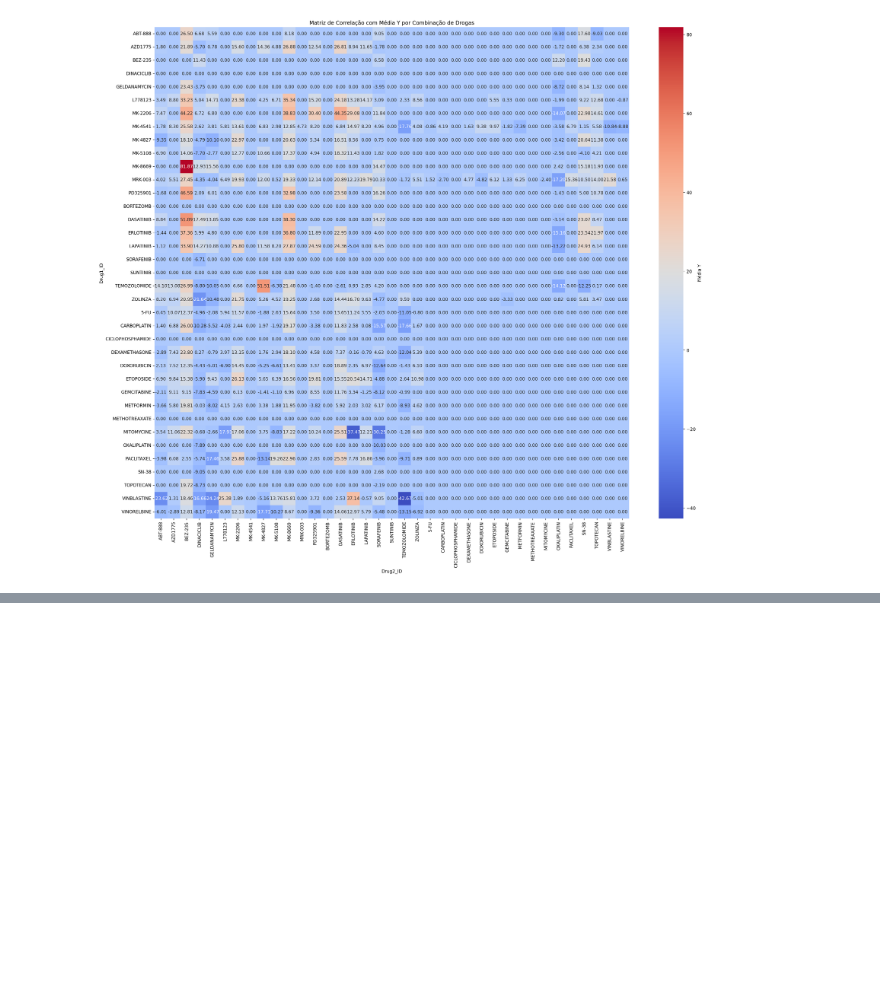
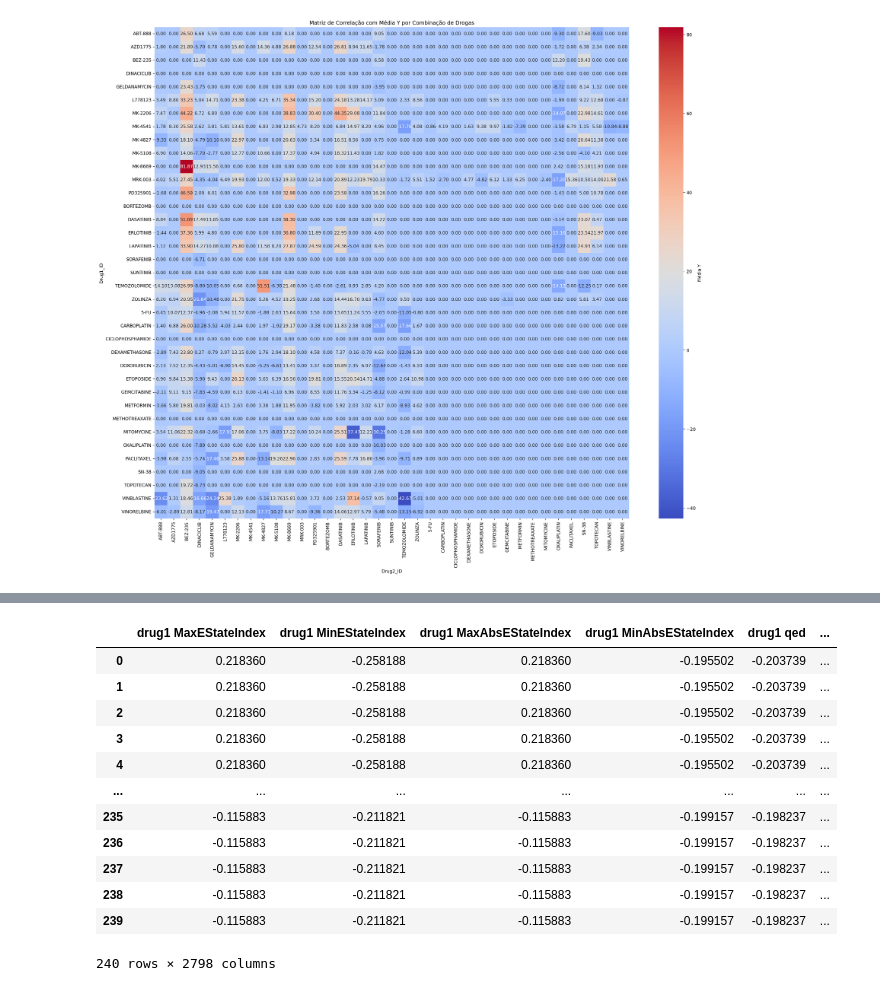
Before and after one commit to GuilhermeLoboSousa/Work-SIB, a Jupyter notebook: exercicio_extra.ipynb, the cells around one changed output, grey strips where cells are left out. Saved outputs shown, nothing was run; the diff lists cells and outputs as text; code cells hidden in the pictures; blank space fills up the shorter version.

```diff
--- a/exercicio_extra.ipynb
+++ b/exercicio_extra.ipynb
@@ -105,0 +312,40 @@ print(len(drogas))
+# %%
+c1=data["MACCSKeyd1"].apply(pd.Series)
+c1.columns=[f"MACCSKey drug1 {i}" for i in range(c1.shape[1])]
+data=pd.concat([data,c1], axis=1)
+data=data.drop("MACCSKeyd1", axis=1)
+# %%
+a2=data["Descritoresd2"].apply(pd.Series)
+a2.columns=[f"drug2 {x[0]}" for x in Descriptors._descList]
+data=pd.concat([data,a2], axis=1)
+data=data.drop("Descritoresd2", axis=1)
+# %%
+b2=data["morgand2"].apply(pd.Series)
+b2.columns=[f"morgan drug2 {i}" for i in range(b2.shape[1])]
+data=pd.concat([data,b2], axis=1)
+data=data.drop("morgand2", axis=1)
+# %%
+c2=data["MACCSKeyd2"].apply(pd.Series)
+c2.columns=[f"MACCSKey drug2 {i}" for i in range(c2.shape[1])]
+data=pd.concat([data,c2], axis=1)
+data=data.drop("MACCSKeyd2", axis=1)
+# %%
+colunas_a_remover = [0,1,2,3,4,5]
+
+data = data.drop(data.columns[colunas_a_remover], axis=1)
+
+data
+# %% [output]
+|  | drug1 MaxEStateIndex | drug1 MinEStateIndex | drug1 MaxAbsEStateIndex | drug1 MinAbsEStateIndex | drug1 qed | ... |
+| 0 | 0.218360 | -0.258188 | 0.218360 | -0.195502 | -0.203739 | ... |
+| 1 | 0.218360 | -0.258188 | 0.218360 | -0.195502 | -0.203739 | ... |
+| 2 | 0.218360 | -0.258188 | 0.218360 | -0.195502 | -0.203739 | ... |
+| 3 | 0.218360 | -0.258188 | 0.218360 | -0.195502 | -0.203739 | ... |
+| 4 | 0.218360 | -0.258188 | 0.218360 | -0.195502 | -0.203739 | ... |
+| ... | ... | ... | ... | ... | ... | ... |
+| 235 | -0.115883 | -0.211821 | -0.115883 | -0.199157 | -0.198237 | ... |
+| 236 | -0.115883 | -0.211821 | -0.115883 | -0.199157 | -0.198237 | ... |
+| 237 | -0.115883 | -0.211821 | -0.115883 | -0.199157 | -0.198237 | ... |
+| 238 | -0.115883 | -0.211821 | -0.115883 | -0.199157 | -0.198237 | ... |
+| 239 | -0.115883 | -0.211821 | -0.115883 | -0.199157 | -0.198237 | ... |
+240 rows × 2798 columns
```
Also changed, not shown: parts of 35 cells of this notebook.
